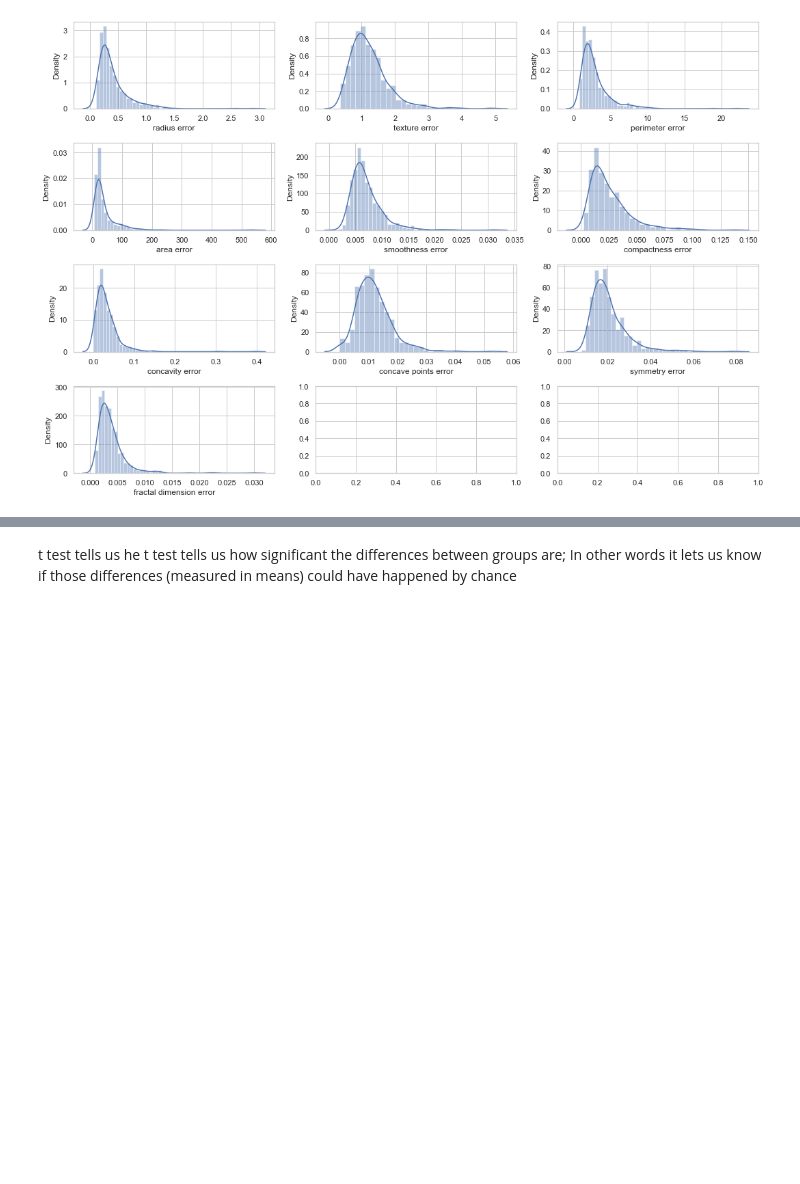
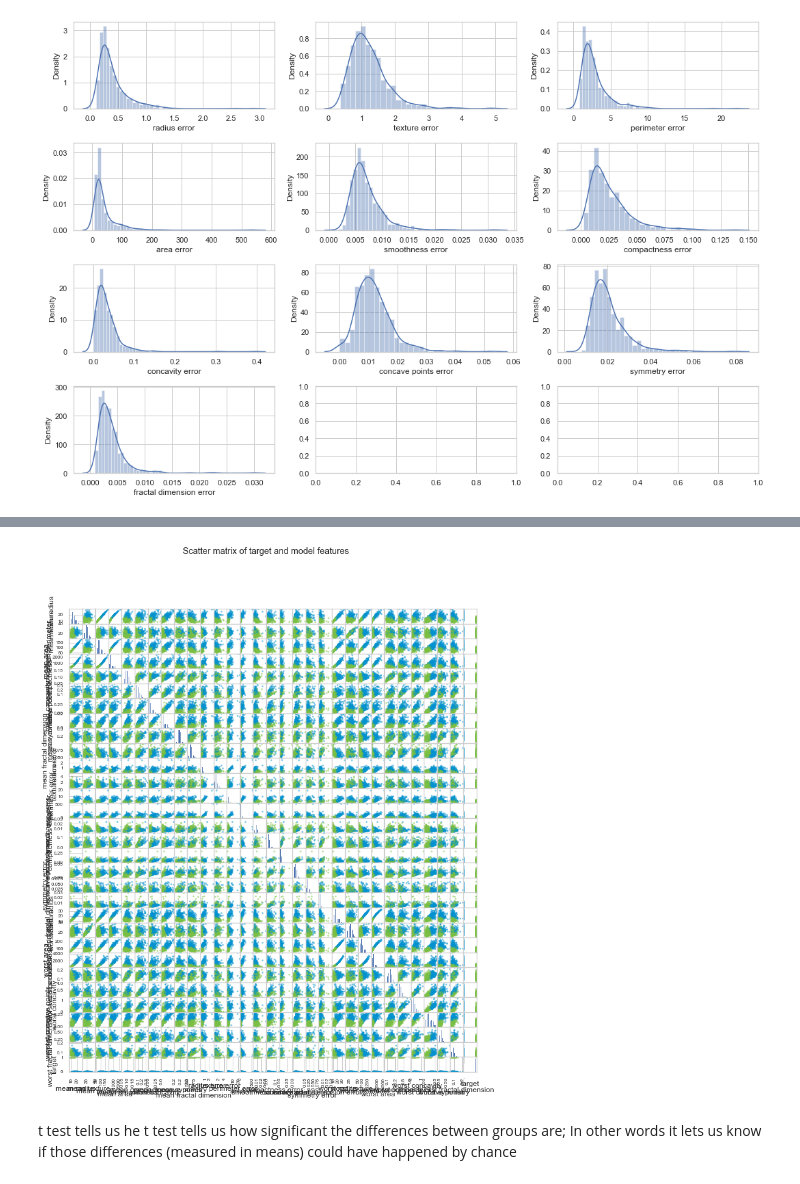
Before and after one commit to faikbak/01_first_notebook, a Jupyter notebook: capstone 3 cancer/capstone3 cancer.ipynb, the cells around one changed output, grey strips where cells are left out. Saved outputs shown, nothing was run; the diff lists cells and outputs as text; code cells hidden in the pictures; blank space fills up the shorter version.

```diff
--- a/capstone 3 cancer/capstone3 cancer.ipynb
+++ b/capstone 3 cancer/capstone3 cancer.ipynb
@@ -268,3 +282,14 @@ plt.tight_layout()
+# %%
+color_map = {0: '#0392cf', 1: '#7bc043'}
+# 0 (negative class): blue, 1 (positive class): green
+colors = cancer_df['target'].map(lambda x: color_map.get(x))
+pd.plotting.scatter_matrix(cancer_df, alpha=0.5, color=colors, figsize=(12,14), diagonal='hist', hist_kwds={'bins':12})
+plt.xticks(fontsize = 2, rotation = -45)
+plt.yticks(fontsize = 2)
+plt.suptitle('Scatter matrix of target and model features')
+plt.show()
+# %% [output]
+[figure, added]
 # %% [markdown]
 t test tells us he t test tells us how significant the differences between groups are; In other words it lets us know if those differences (measured in means) could have happened by chance
 # %%
```
Also changed, not shown: parts of 5 cells of this notebook.
